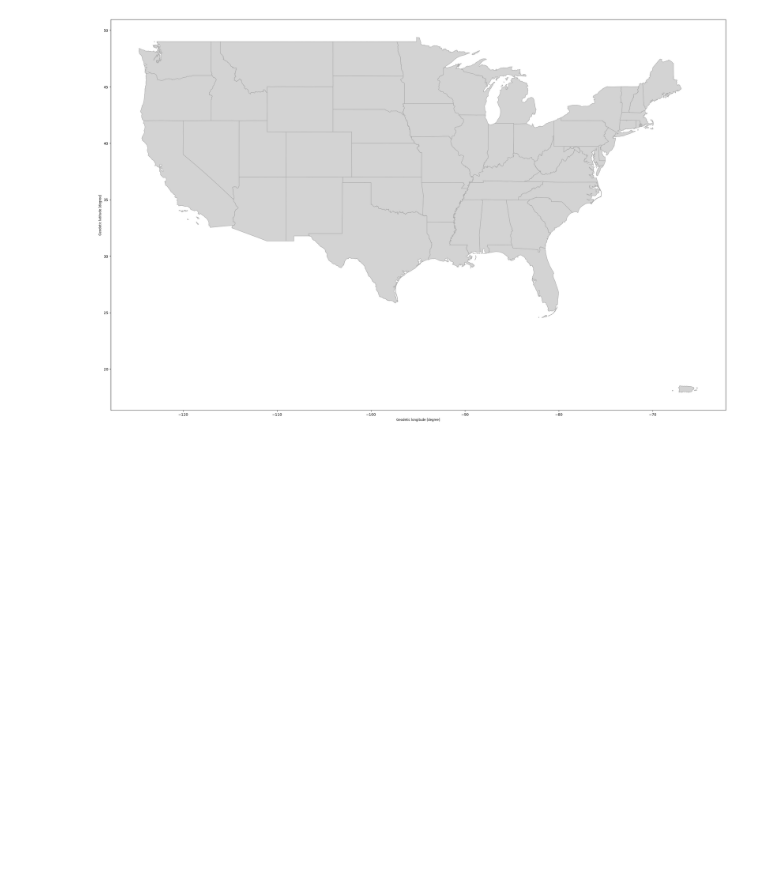
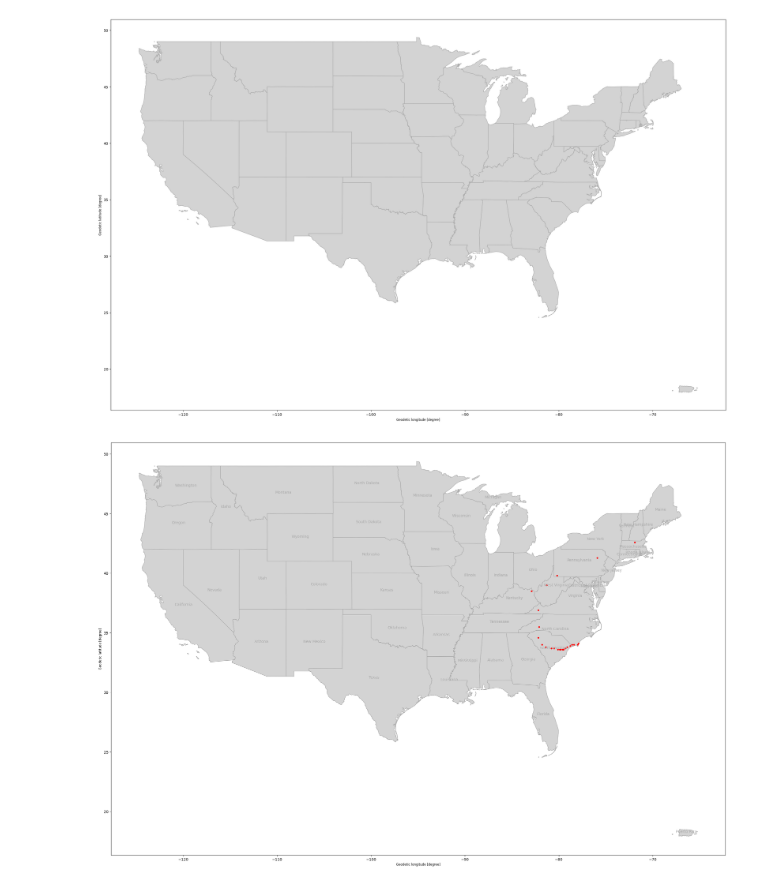
Before and after one commit to emmagiometti/A2026_Intro_Python, a Jupyter notebook: FEEDBACK_GIOMETTI_1_6_env_exercise.ipynb, the cells around one changed output. Cells and saved outputs as stored; diff of their text form; code cells hidden in the pictures; blank space fills up the shorter version.

```diff
--- a/FEEDBACK_GIOMETTI_1_6_env_exercise.ipynb
+++ b/FEEDBACK_GIOMETTI_1_6_env_exercise.ipynb
@@ -253,3 +250,20 @@ plt.show()
 # %% [output]
 AttributeError: 'Point' object has no attribute 'coord'
 [figure]
+# %%
+#corrected spelling mistake
+
+# Plot the US states without Alaska and Hawaii, then
+fig, axes = plt.subplots(figsize=(30,20))
+continental_US.plot(ax=axes, color='lightgrey', edgecolor='darkgrey')
+# annotated the US states with their names using documentation for text annotation and a for loop
+for idx, row in continental_US.iterrows():
+  coords = row['geometry'].representative_point().coords[0] #point inside geometry
+  axes.annotate(text=row['NAME'], xy=coords, ha='center', fontsize=10, color='darkgrey')
+# select the hurricane trajectory points inside the US boundary with the overlay operation, then
+points_within = gpd.overlay(gdf_florence, continental_US, how='intersection')
+# plot the hurricane trajectory inside the US boundary
+points_within.plot(ax=axes, color='red', markersize=12)
+plt.show()
+# %% [output]
+[figure, added]
```
Also changed, not shown: parts of 3 cells of this notebook.
